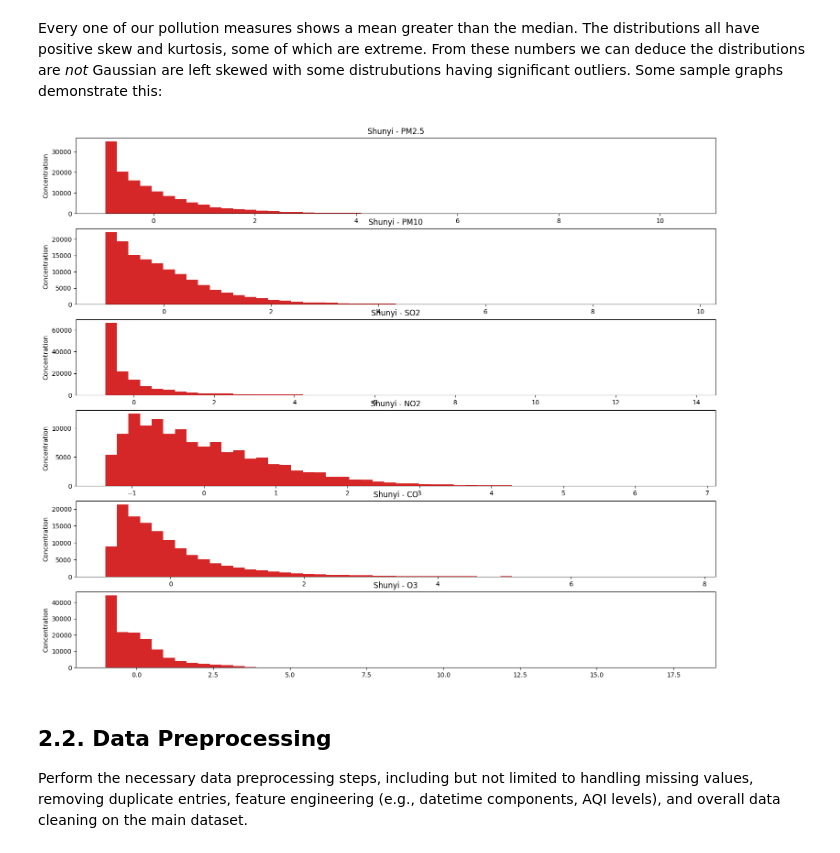
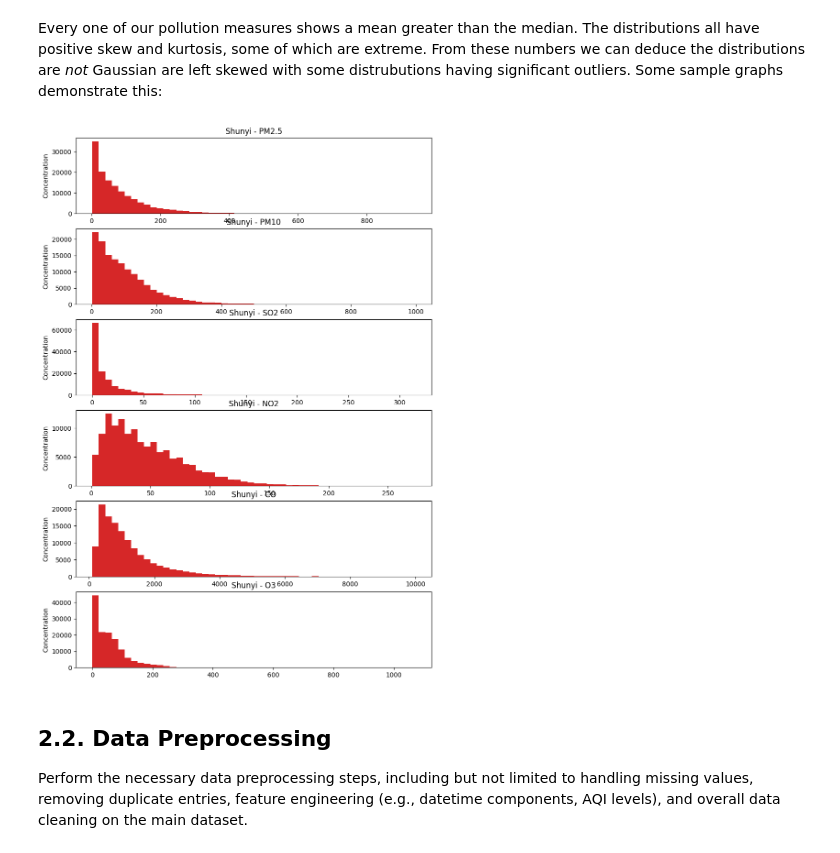
Before and after one commit to almar5855/CMP7005_PRAC1, a Jupyter notebook: st20339453 CMP7005 PRAC1.ipynb, the cells around one changed output. Saved outputs shown, nothing was run; the diff lists cells and outputs as text; code cells hidden in the pictures.

```diff
--- a/st20339453 CMP7005 PRAC1.ipynb
+++ b/st20339453 CMP7005 PRAC1.ipynb
@@ -184,16 +184,19 @@ mean: 55.20 median: 43.00 mode: 2.00 variance: 3011.13 skew: 1.53 kurtosis: 2.58
 # %% [markdown]
 Every one of our pollution measures shows a mean greater than the median. The distributions all have positive skew and kurtosis, some of which are extreme. From these numbers we can deduce the distributions are *not* Gaussian are left skewed with some distrubutions having significant outliers. Some sample graphs demonstrate this:
 # %%
-fig, ax = plt.subplots(6, 1, figsize=(18, 15))#, sharex=True)
+fig, ax = plt.subplots(6, 1, figsize=(10, 15))
 
+offset = 0
 for station, data in tmp:
     for i, stat in enumerate(['PM2.5', 'PM10', 'SO2', 'NO2', 'CO', 'O3']):
-        ax[i].hist((station_data[stat]-station_data[stat].mean())/station_data[stat].std(), bins=50)
+        ax[i].hist(station_data[stat], bins=50)#-station_data[stat].mean())/station_data[stat].std(), bins=50)
+        #ax[i].plot(station_data[stat].mean(), 'bx')
         ax[i].set(title=f'{station} - {stat}', ylabel='Concentration')
+    offset += 6 # Magic numbers yay!
 
 plt.show()
 # %% [output]
-[figure, old version]
+[figure, new version]
 # %% [markdown]
 ## 2.2. Data Preprocessing
 Perform the necessary data preprocessing steps, including but not limited to handling missing values,
```
